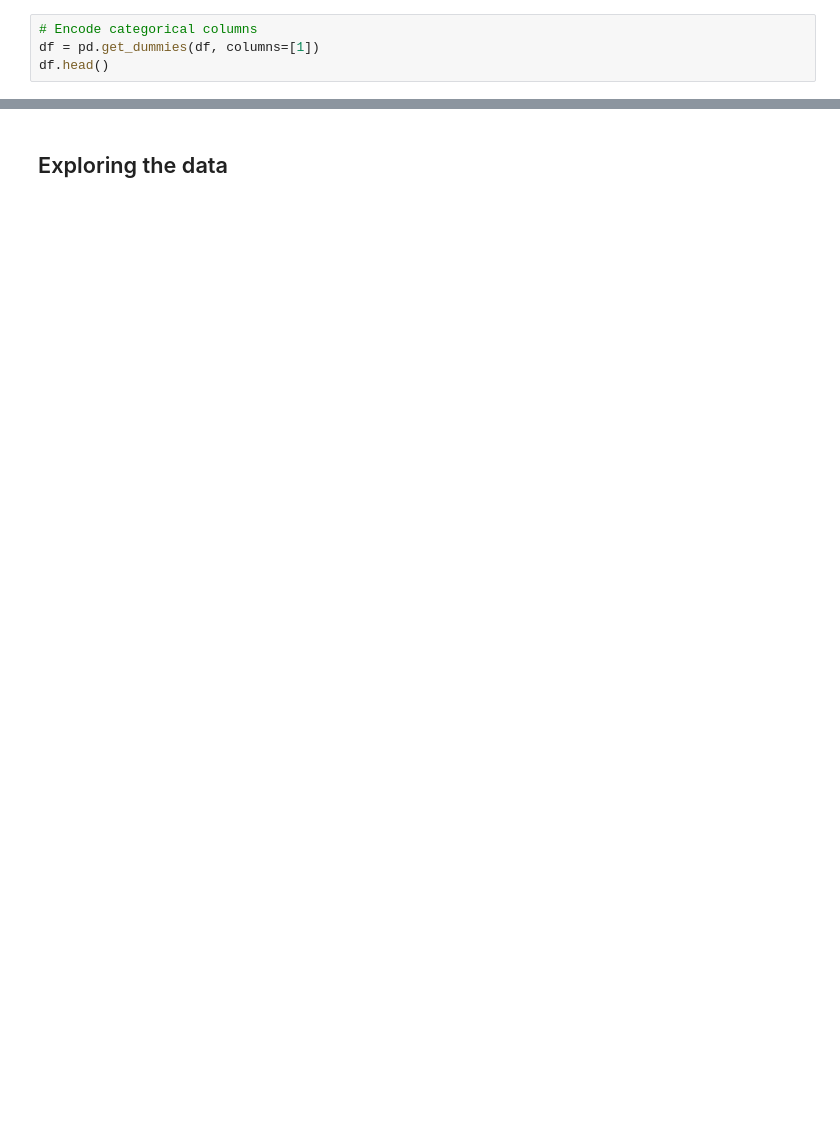
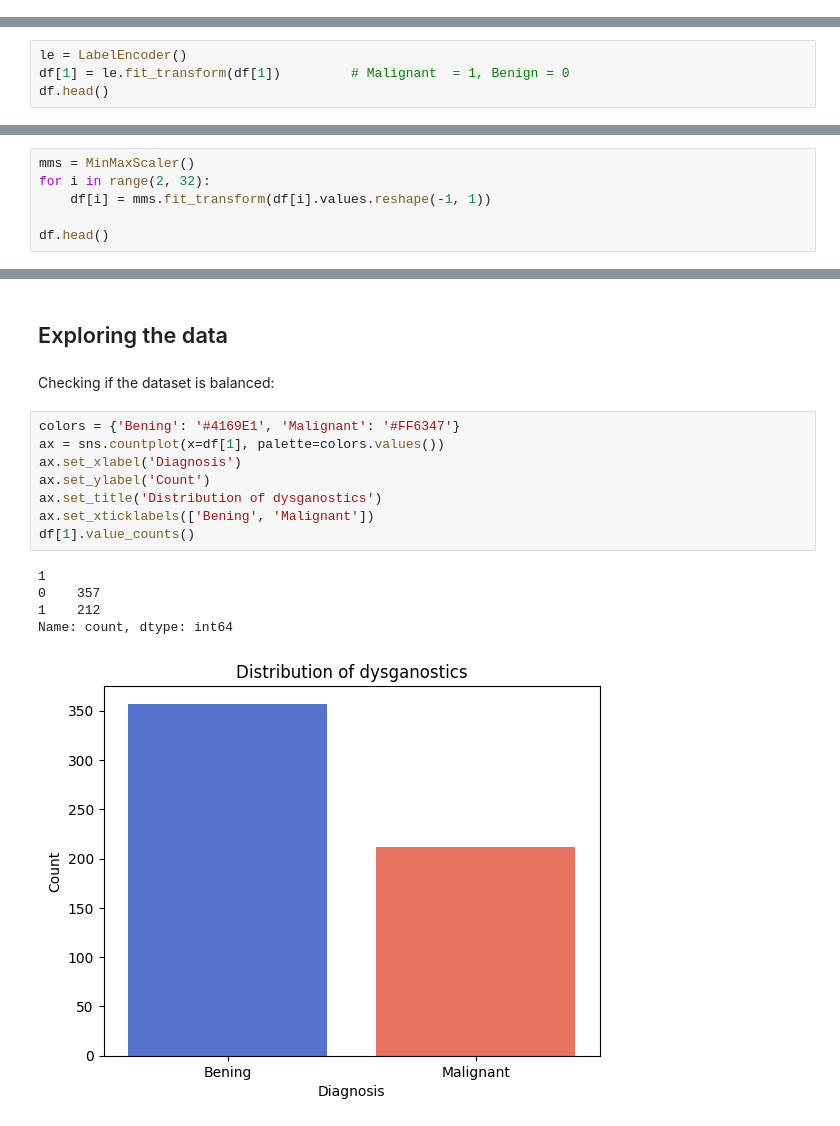
Before and after one commit to ThiagoLahass/Breast-Cancer-Diagnostic-Prediction-with-Machine-Learning, a Jupyter notebook: Breast-Cancer-Diagnostic.ipynb, the cells around one changed output, grey strips where cells are left out. Drawn from its saved outputs; the diff is of its cells as text; blank space fills up the shorter version.

```diff
--- a/Breast-Cancer-Diagnostic.ipynb
+++ b/Breast-Cancer-Diagnostic.ipynb
@@ -90,7 +95,3 @@ round (df.describe(exclude = ['float', 'int64']),2)
 There's 357 benign (B) cases, and 212 malignant (M).
 # %% [markdown]
 ## Data Preprocessing
-# %%
-# Encode categorical columns
-df = pd.get_dummies(df, columns=[1])
-df.head()
@@ -104,0 +100,4 @@ df.head()
+# %%
+le = LabelEncoder()
+df[1] = le.fit_transform(df[1])         # Malignant  = 1, Benign = 0
+df.head()
@@ -104,0 +114,6 @@ df.head()
+# %%
+mms = MinMaxScaler()
+for i in range(2, 32):
+    df[i] = mms.fit_transform(df[i].values.reshape(-1, 1))
+
+df.head()
@@ -105,2 +128,18 @@ df.head()
 # %% [markdown]
 ## Exploring the data
+# %% [markdown]
+Checking if the dataset is balanced:
+# %%
+colors = {'Bening': '#4169E1', 'Malignant': '#FF6347'}
+ax = sns.countplot(x=df[1], palette=colors.values())
+ax.set_xlabel('Diagnosis')
+ax.set_ylabel('Count')
+ax.set_title('Distribution of dysganostics')
+ax.set_xticklabels(['Bening', 'Malignant'])
+df[1].value_counts()
+# %% [output]
+1
+0    357
+1    212
+Name: count, dtype: int64
+[figure, added]
```
Also changed, not shown: parts of 31 cells of this notebook.
